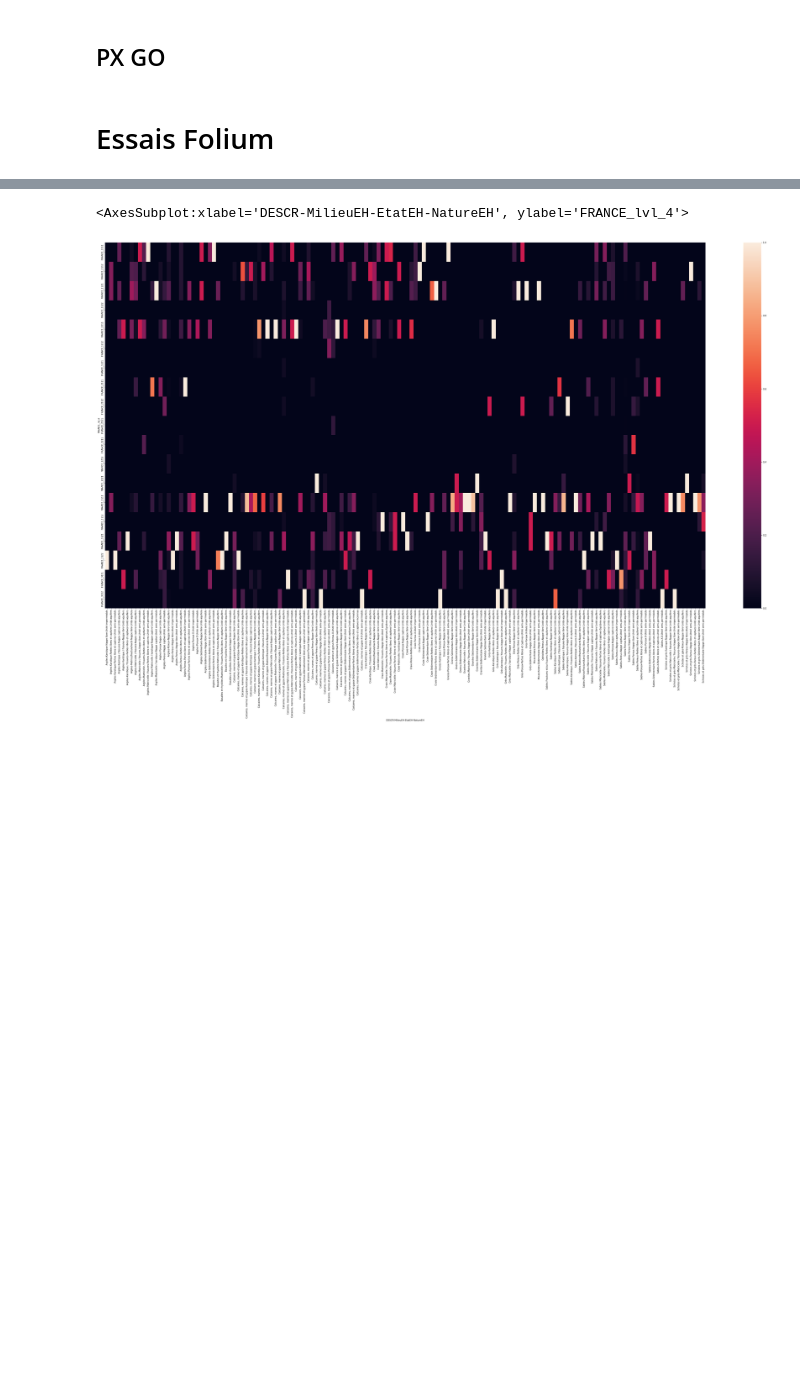
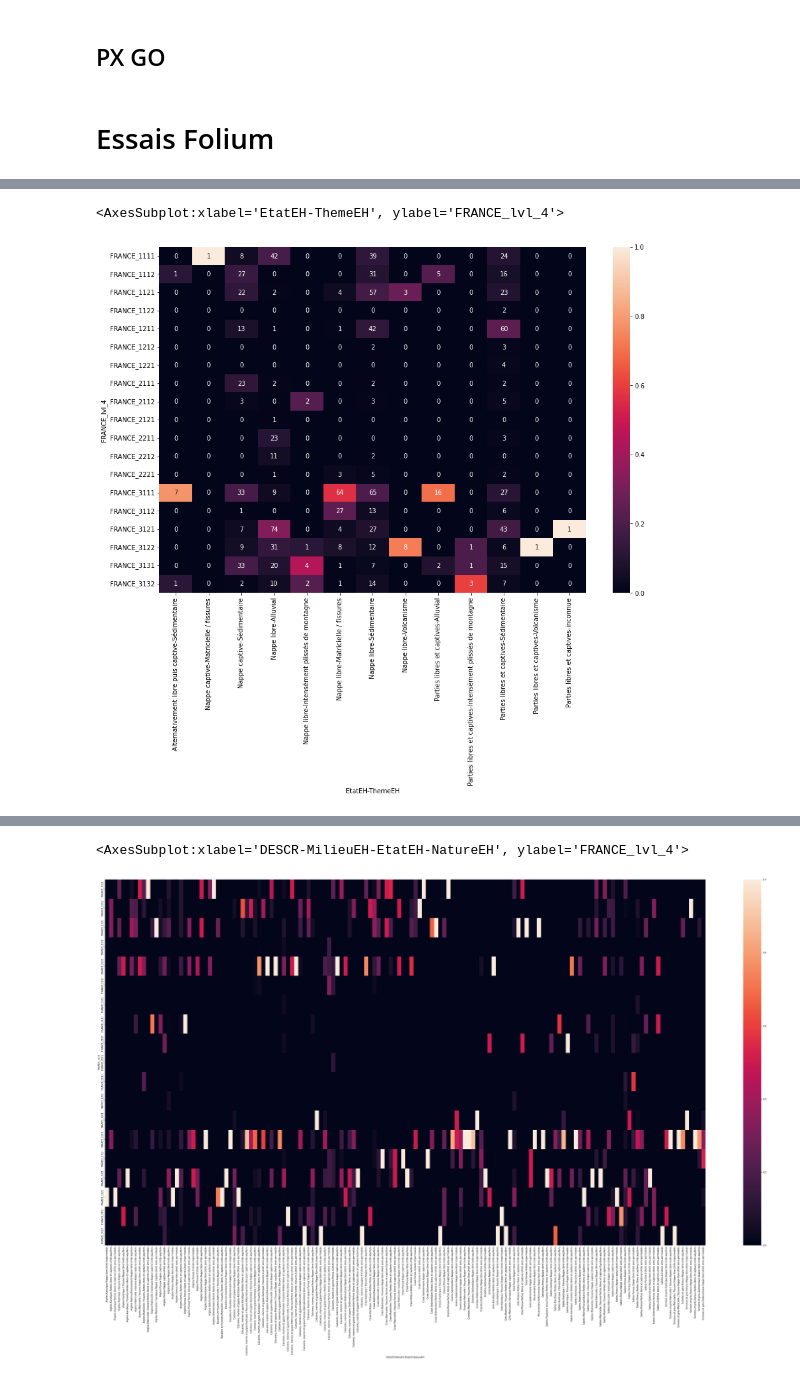
Before and after one commit to jdaranlot/Analyse-Piezo, a Jupyter notebook: Analyse carto - Pour Streamlit.ipynb, the cells around one changed output, grey strips where cells are left out. Saved outputs shown, nothing was run; the diff lists cells and outputs as text; code cells hidden in the pictures; blank space fills up the shorter version.

```diff
--- a/Analyse carto - Pour Streamlit.ipynb
+++ b/Analyse carto - Pour Streamlit.ipynb
@@ -848,0 +746,5 @@ f_cluster_terrain (data_piezo_data, cluster_level, filt_EtatEH, filt_MilieuEH, f
+# %%
+crosstab = pd.crosstab(data_piezo_data["FRANCE_lvl_4"],
+                       columns=[data_piezo_data["EtatEH"], data_piezo_data["ThemeEH"]],
+                       normalize='columns')
+crosstab
@@ -848,0 +771,7 @@ f_cluster_terrain (data_piezo_data, cluster_level, filt_EtatEH, filt_MilieuEH, f
+# %%
+plt.figure(figsize=(15,10))
+sns.heatmap(crosstab, annot=pd.crosstab(data_piezo_data["FRANCE_lvl_4"],
+                       columns=[data_piezo_data["EtatEH"], data_piezo_data["ThemeEH"]]))
+# %% [output]
+<AxesSubplot:xlabel='EtatEH-ThemeEH', ylabel='FRANCE_lvl_4'>
+[figure, added]
```
Also changed, not shown: parts of 69 cells of this notebook, 2 other files.
